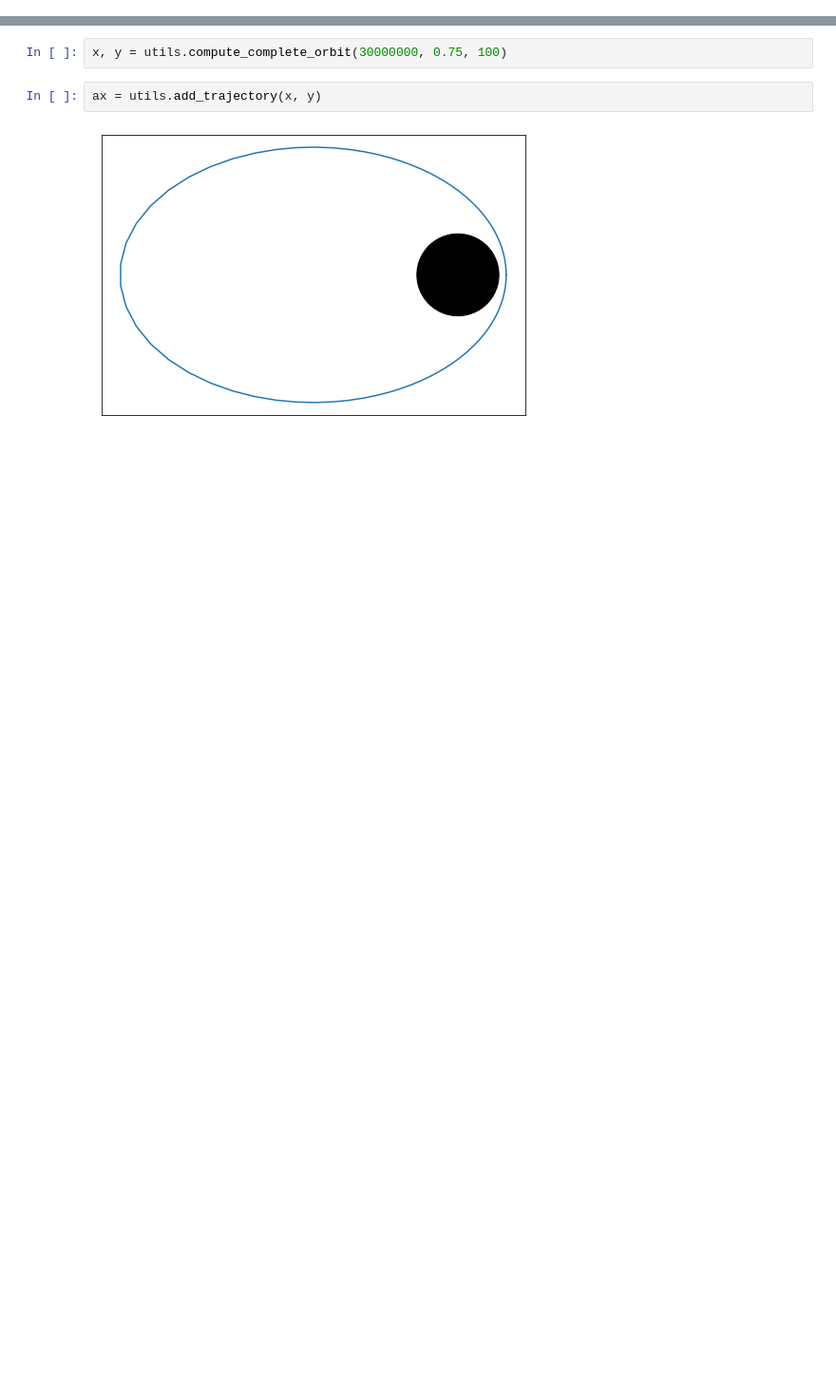
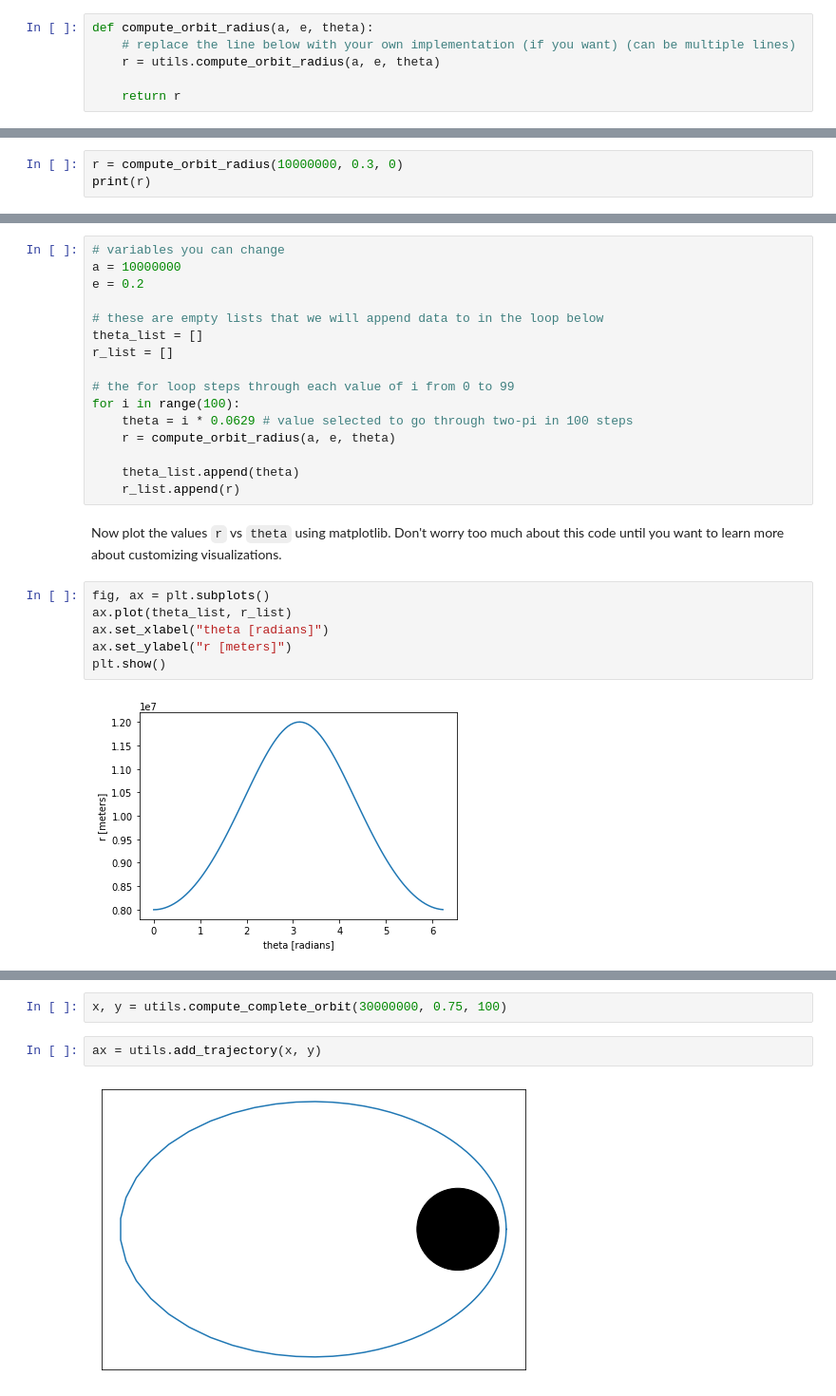
Before and after one commit to pdav5883/orbit-learning, a Jupyter notebook: L1_OrbitShape.ipynb, the cells around one changed output, grey strips where cells are left out. Shown at 95% size. Cells and saved outputs as stored; diff of their text form; blank space fills up the shorter version.

```diff
--- a/L1_OrbitShape.ipynb
+++ b/L1_OrbitShape.ipynb
@@ -4,0 +41,6 @@ import utilities_l1 as utils
+# %%
+def compute_orbit_radius(a, e, theta):
+    # replace the line below with your own implementation (if you want) (can be multiple lines)
+    r = utils.compute_orbit_radius(a, e, theta)
+
+    return r
@@ -4,0 +49,3 @@ import utilities_l1 as utils
+# %%
+r = compute_orbit_radius(10000000, 0.3, 0)
+print(r)
@@ -4,0 +59,26 @@ import utilities_l1 as utils
+# %%
+# variables you can change
+a = 10000000
+e = 0.2
+
+# these are empty lists that we will append data to in the loop below
+theta_list = []
+r_list = []
+
+# the for loop steps through each value of i from 0 to 99
+for i in range(100):
+    theta = i * 0.0629 # value selected to go through two-pi in 100 steps
+    r = compute_orbit_radius(a, e, theta)
+
+    theta_list.append(theta)
+    r_list.append(r)
+# %% [markdown]
+Now plot the values `r` vs `theta` using matplotlib. Don't worry too much about this code until you want to learn more about customizing visualizations.
+# %%
+fig, ax = plt.subplots()
+ax.plot(theta_list, r_list)
+ax.set_xlabel("theta [radians]")
+ax.set_ylabel("r [meters]")
+plt.show()
+# %% [output]
+[figure, added]
```
Also changed, not shown: parts of 13 cells of this notebook, 1 other file.
